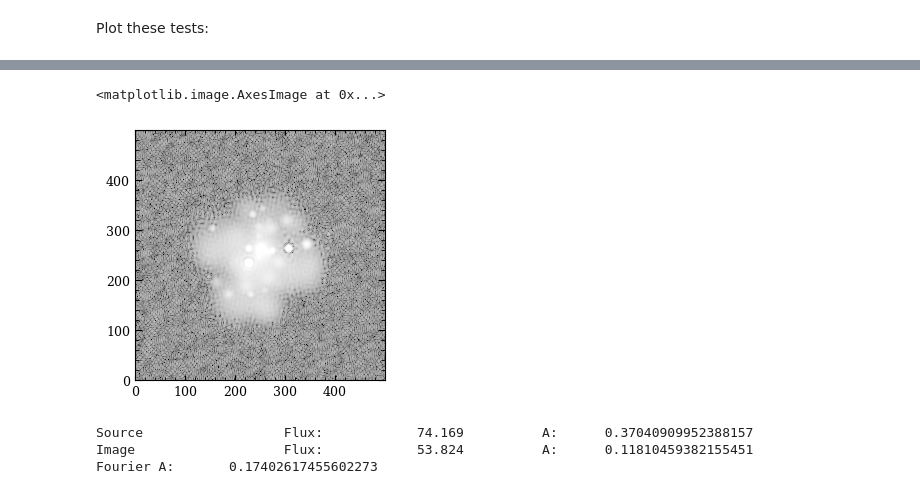
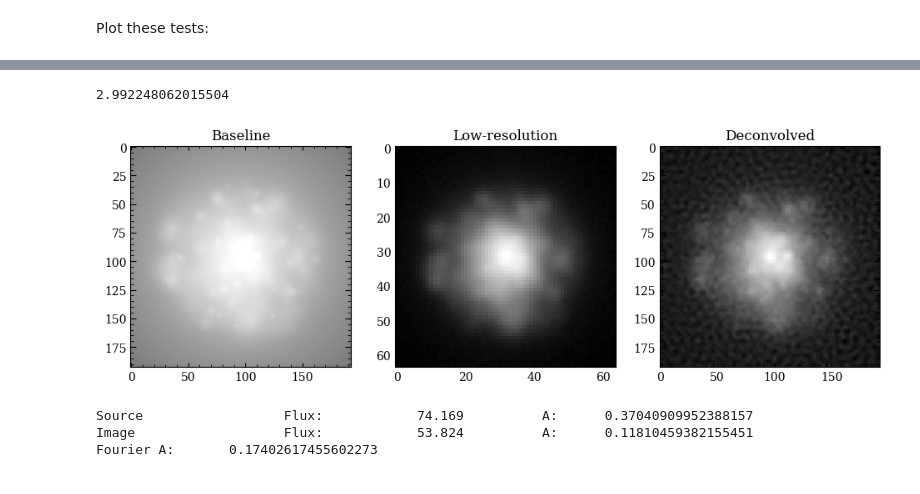
Before and after one commit to astro-nova/asymmetry, a Jupyter notebook: 4 Fourier New.ipynb, the cells around one changed output, grey strips where cells are left out. Drawn from its saved outputs; the diff is of its cells as text; code cells hidden in the pictures.

```diff
--- a/4 Fourier New.ipynb
+++ b/4 Fourier New.ipynb
@@ -897,0 +912,23 @@ plt.imshow(-2.5*np.log10(np.abs(tmp)/pxscale**2)+38, vmin=17, vmax=30, cmap='gra
+# %%
+img = T.resize(img_lowres, img_highres.shape)#, order=1)
+psf = T.resize(psf_lowres, img_highres.shape)#, order=1)
+err = T.resize(err_lowres,img_highres.shape)#, order=1)
+# %%
+deconv = fourier_deconvolve(img, psf, err, True)
+img_highres_conv = convolve(img_highres, psf_lowres)
+# %%
+plt.rcParams['image.origin'] = 'upper'
+# %%
+fig, axs = plt.subplots(1,3,figsize=(9,3))
+
+imshow_norm(img_highres_conv, axs[0], interval=MinMaxInterval(), stretch=AsinhStretch(0.1), cmap='gray')
+imshow_norm(img_lowres, axs[1], interval=MinMaxInterval(), stretch=AsinhStretch(0.1), cmap='gray')
+imshow_norm(deconv, axs[2], interval=MinMaxInterval(), stretch=AsinhStretch(0.1), cmap='gray')
+
+labels = [r'Baseline [0.1" px$^{-1}$]', r'Low-resolution [0.3" px$^{-1}$]', r'Deconvolved [0.1" px$^{-1}$]']
+for ax, l in zip(axs, labels):
+    ax.set_title(l, size=12)
+# for ax in axs:
+#     ax.axis('off')
+
+plt.savefig('figures/paper/fourier.pdf', bbox_inches='tight', pad_inches=0)
@@ -898,11 +937,23 @@ plt.imshow(-2.5*np.log10(np.abs(tmp)/pxscale**2)+38, vmin=17, vmax=30, cmap='gra
+# %%
+img_highres.shape[0]/img_lowres.shape[0]
+# %% [output]
+2.992248062015504
 # %%
-from asymmetry import fourier_deconvolve, _fit_snr
+fig, axs = plt.subplots(1,3,figsize=(9,3))
 
-image_deconv = fourier_deconvolve(real_gal, psf, err, True)
-plt.imshow(-2.5*np.log10(np.abs(image_deconv)/perfect_pxscale**2)+38, vmin=17, vmax=30, cmap='gray_r')
+axs[0].imshow(-2.5*np.log10(np.abs(img_highres_conv)/0.1**2)+38, vmin=19, vmax=30, cmap='gray_r')
+imshow_norm(img_lowres, axs[1], interval=MinMaxInterval(), stretch=AsinhStretch(0.1), cmap='gray')
+imshow_norm(deconv, axs[2], interval=MinMaxInterval(), stretch=AsinhStretch(0.1), cmap='gray')
+
+labels = ['Baseline', 'Low-resolution', 'Deconvolved']
+for ax, l in zip(axs, labels):
+    ax.set_title(l, size=12)
+# for ax in axs:
+#     ax.axis('off')
+
+# plt.savefig('figures/paper/fourier.pdf', bbox_inches='tight', pad_inches=0)
 # %% [output]
-<matplotlib.image.AxesImage at 0x...>
-[figure, old version]
+[figure, new version]
 # %%
 true_a = get_a_nofft(perfect_gal, True)
 img_a = get_a_nofft(real_gal, True)
```
Also changed, not shown: parts of 16 cells of this notebook.
